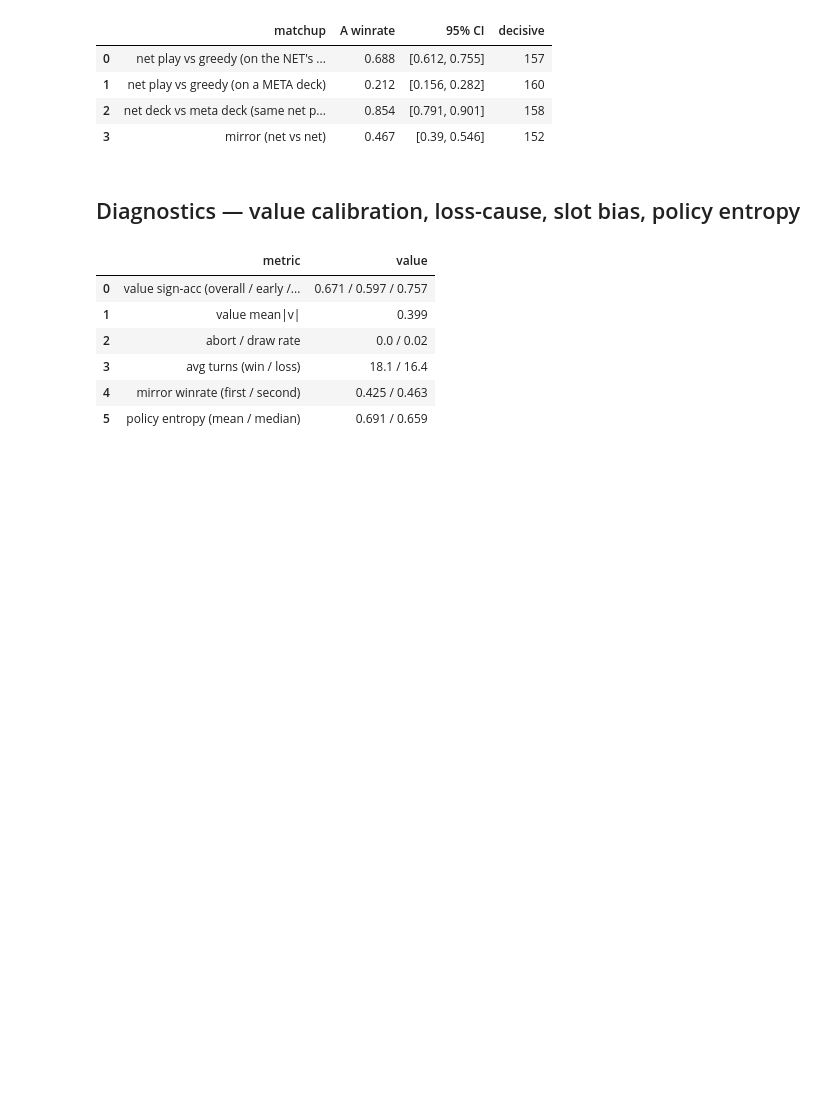
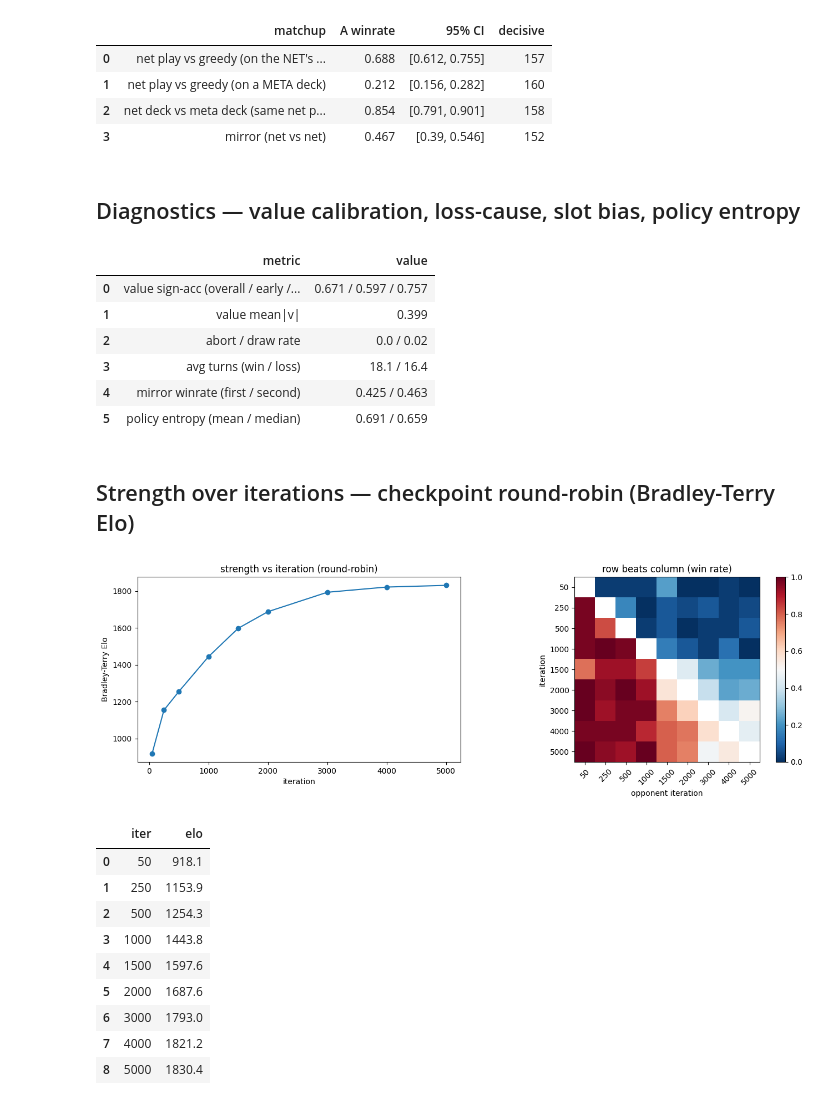
Before and after one commit to kohbanye/kaggle-pokemon, a Jupyter notebook: notebooks/03_paper_net_eval.ipynb, the cells around one changed output. Cells and saved outputs as stored; diff of their text form; code cells hidden in the pictures; blank space fills up the shorter version.

```diff
--- a/notebooks/03_paper_net_eval.ipynb
+++ b/notebooks/03_paper_net_eval.ipynb
@@ -260,3 +260,39 @@ pd.DataFrame([
 | 3 | avg turns (win / loss) | 18.1 / 16.4 |
 | 4 | mirror winrate (first / second) | 0.425 / 0.463 |
 | 5 | policy entropy (mean / median) | 0.691 / 0.659 |
+# %% [markdown]
+## Strength over iterations — checkpoint round-robin (Bradley-Terry Elo)
+# %%
+S = json.loads((ROOT / "results" / "strength.json").read_text())
+its = S["iters"]
+elo = S["elo"]
+W = np.array([[np.nan if x is None else x for x in row] for row in S["win_matrix"]])
+fig, axs = plt.subplots(1, 2, figsize=(13, 4.5))
+axs[0].plot(its, elo, marker="o")
+axs[0].set_xlabel("iteration")
+axs[0].set_ylabel("Bradley-Terry Elo")
+axs[0].set_title("strength vs iteration (round-robin)")
+im = axs[1].imshow(W, cmap="RdBu_r", vmin=0, vmax=1)
+axs[1].set_xticks(range(len(its)))
+axs[1].set_xticklabels(its, rotation=45)
+axs[1].set_yticks(range(len(its)))
+axs[1].set_yticklabels(its)
+axs[1].set_title("row beats column (win rate)")
+axs[1].set_xlabel("opponent iteration")
+axs[1].set_ylabel("iteration")
+fig.colorbar(im, ax=axs[1], fraction=0.046)
+plt.tight_layout()
+plt.show()
+pd.DataFrame({"iter": its, "elo": elo})
+# %% [output]
+[figure, added]
+|  | iter | elo |
+| 0 | 50 | 918.1 |
+| 1 | 250 | 1153.9 |
+| 2 | 500 | 1254.3 |
+| 3 | 1000 | 1443.8 |
+| 4 | 1500 | 1597.6 |
+| 5 | 2000 | 1687.6 |
+| 6 | 3000 | 1793.0 |
+| 7 | 4000 | 1821.2 |
+| 8 | 5000 | 1830.4 |
```
Also changed, not shown: parts of 2 cells of this notebook, 5 other files.
